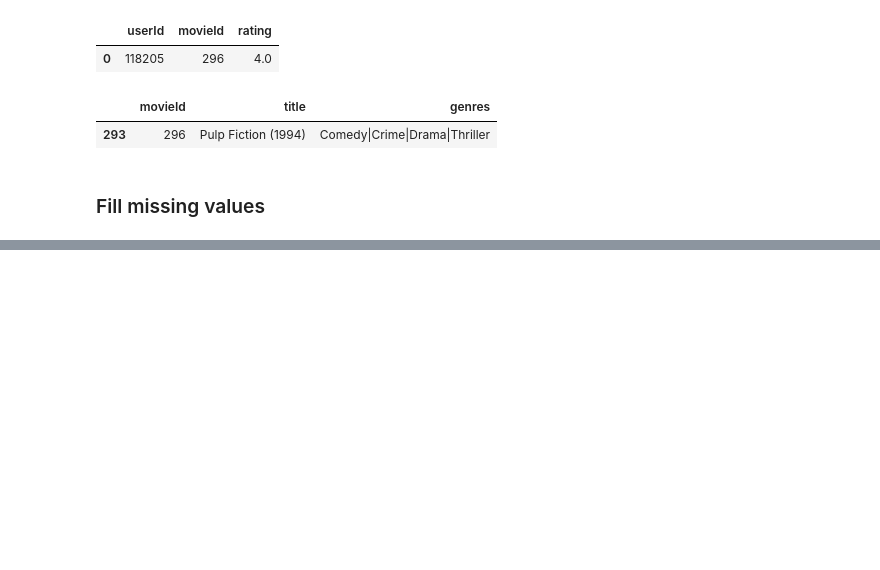
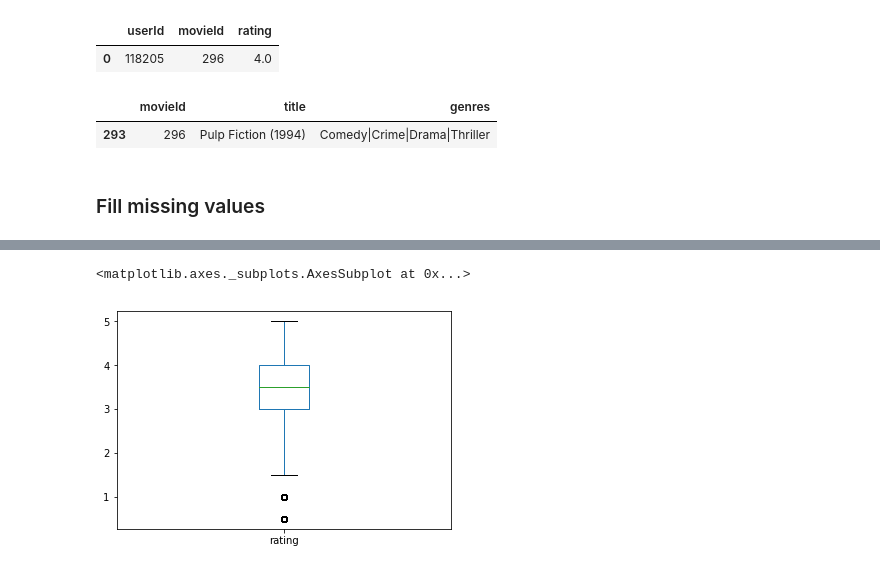
Before and after one commit to sgrosu/sandiego, a Jupyter notebook: movies.ipynb, the cells around one changed output, grey strips where cells are left out. Saved outputs shown, nothing was run; the diff lists cells and outputs as text; code cells hidden in the pictures; blank space fills up the shorter version.

```diff
--- a/movies.ipynb
+++ b/movies.ipynb
@@ -155,0 +208,5 @@ df.dropna(axis = 0 | 1)
+# %%
+ratings.rating.plot.box()
+# %% [output]
+<matplotlib.axes._subplots.AxesSubplot at 0x...>
+[figure, added]
```
Also changed, not shown: parts of 26 cells of this notebook.
